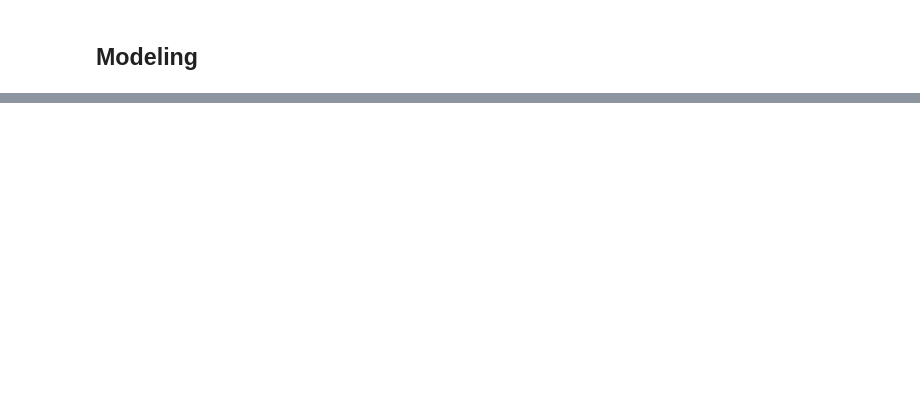
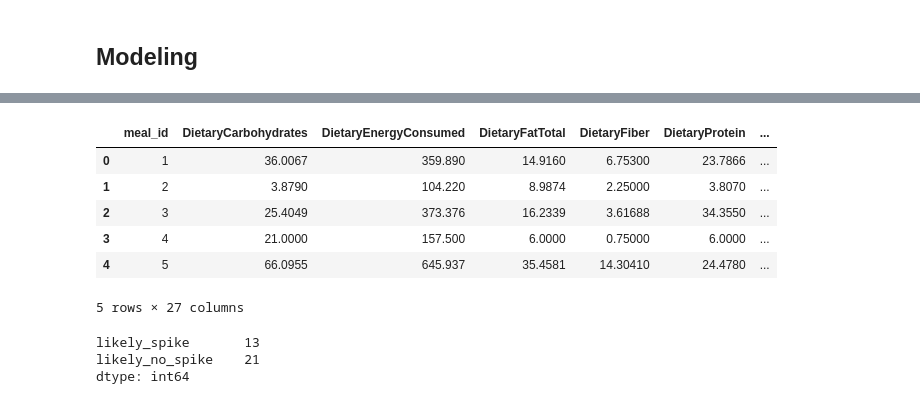
Before and after one commit to kayc26/cgm_insights, a Jupyter notebook: src/model.ipynb, the cells around one changed output, grey strips where cells are left out. Cells and saved outputs as stored; diff of their text form; code cells hidden in the pictures; blank space fills up the shorter version.

```diff
--- a/src/model.ipynb
+++ b/src/model.ipynb
@@ -241,0 +385,19 @@ export.head(20)
+# %%
+meal_dataset.head()
+# %% [output]
+|  | meal_id | DietaryCarbohydrates | DietaryEnergyConsumed | DietaryFatTotal | DietaryFiber | DietaryProtein | ... |
+| 0 | 1 | 36.0067 | 359.890 | 14.9160 | 6.75300 | 23.7866 | ... |
+| 1 | 2 | 3.8790 | 104.220 | 8.9874 | 2.25000 | 3.8070 | ... |
+| 2 | 3 | 25.4049 | 373.376 | 16.2339 | 3.61688 | 34.3550 | ... |
+| 3 | 4 | 21.0000 | 157.500 | 6.0000 | 0.75000 | 6.0000 | ... |
+| 4 | 5 | 66.0955 | 645.937 | 35.4581 | 14.30410 | 24.4780 | ... |
+5 rows × 27 columns
+# %%
+meal_dataset['peak_glucose_mgdl'] = (meal_dataset['baseline_glucose'] + meal_dataset['peak_rise']) * 18.0182
+meal_dataset['likely_spike'] = meal_dataset['peak_glucose_mgdl'] > 140
+meal_dataset['likely_no_spike'] = meal_dataset['peak_glucose_mgdl'] < 100
+print(meal_dataset[['likely_spike','likely_no_spike']].sum())
+# %% [output]
+likely_spike       13
+likely_no_spike    21
+dtype: int64
```
Also changed, not shown: parts of 33 cells of this notebook, 2 other files.
